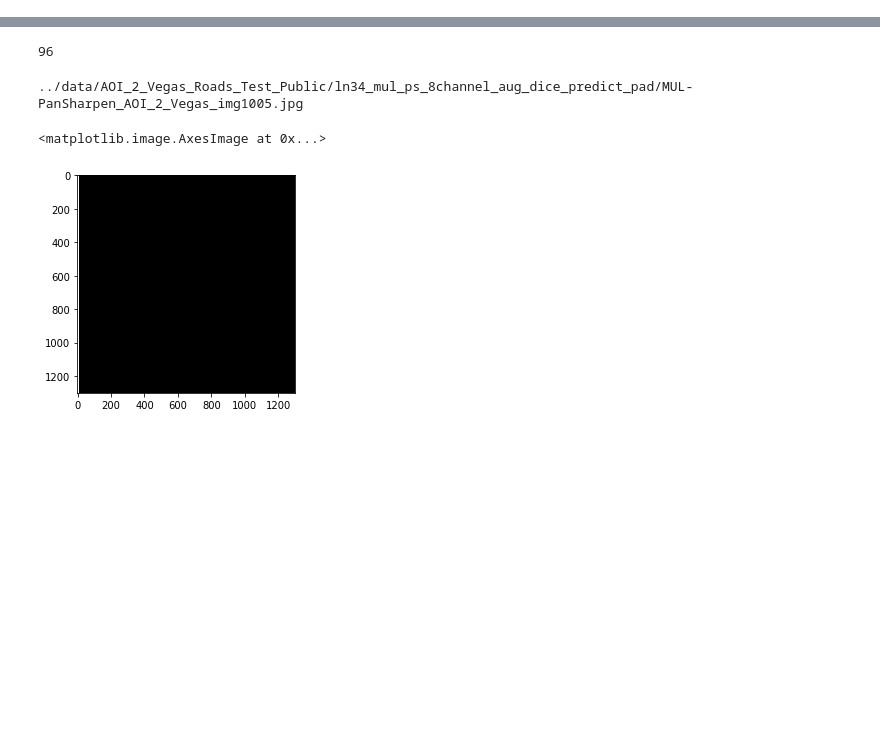
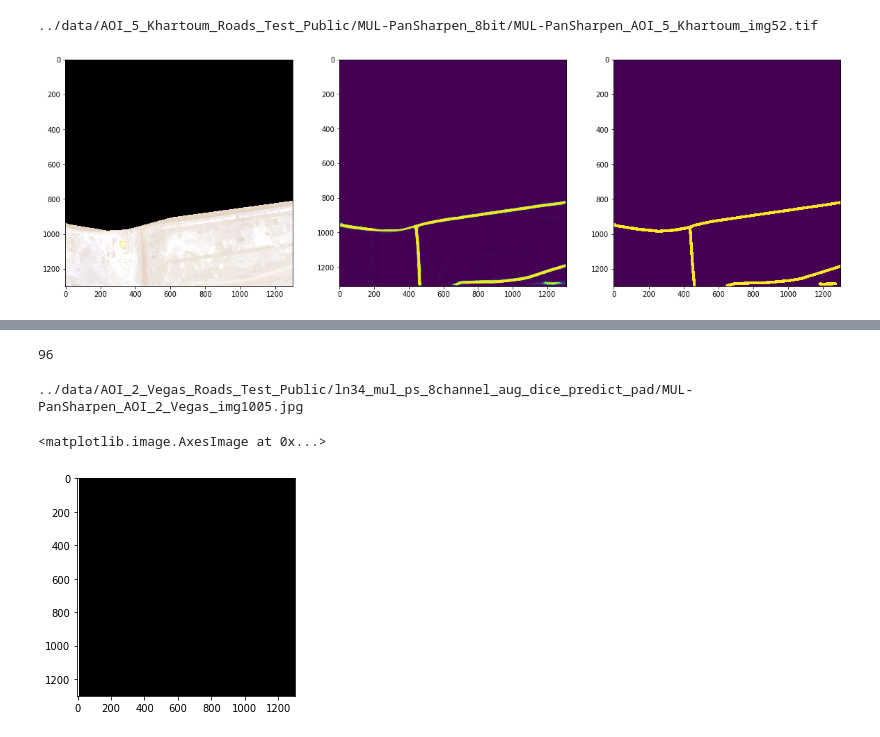
Before and after one commit to snakers4/spacenet-three, a Jupyter notebook: src/Untitled.ipynb, the cells around one changed output, grey strips where cells are left out. Saved outputs shown, nothing was run; the diff lists cells and outputs as text; code cells hidden in the pictures; blank space fills up the shorter version.

```diff
--- a/src/Untitled.ipynb
+++ b/src/Untitled.ipynb
@@ -0,0 +223,44 @@
+# %%
+import glob
+
+imgs = sorted(glob.glob('../data/AOI_5_Khartoum_Roads_Test_Public/MUL-PanSharpen_8bit/*.tif'))
+preds = sorted(glob.glob('../data/AOI_5_Khartoum_Roads_Test_Public/16_bit_norm_all_masks_ln34_mul_ps_8channel_aug_dice_predict/*.jpg'))
+# gts = sorted(glob.glob('../data/AOI_2_Vegas_Roads_Test_Public/MUL-PanSharpen_all_mask/*.jpg'))
+# %%
+from skimage.io import imread
+import random
+import matplotlib.pyplot as plt
+
+index = random.randint(0,len(imgs))
+# print (index)
+
+# sample = submit_df[submit_df.ImageId == imgs[index].split('/')[-1].split('MUL-PanSharpen_')[-1].split('.tif')[0]]
+sample = process_masks([preds[index]], thresh = 0.7)
+sample = sample.groupby(by=['ImageId'])['WKT_Pix'].apply(list).values[0]
+
+img = imread(imgs[index])
+pred = imread(preds[index])
+
+print(imgs[index])
+
+mask_ls = draw_mask(circle_size=0,
+              line_width=15,
+              ls_list=sample,
+              mask_size=1300
+             )
+
+fig=plt.figure(figsize=(20, 6))
+
+fig.add_subplot(1, 3, 1)
+plt.imshow(img[:,:,0:3])
+
+fig.add_subplot(1, 3, 2)
+plt.imshow(pred)
+
+fig.add_subplot(1, 3, 3)
+plt.imshow(mask_ls)
+
+plt.show()
+# %% [output]
+../data/AOI_5_Khartoum_Roads_Test_Public/MUL-PanSharpen_8bit/MUL-PanSharpen_AOI_5_Khartoum_img52.tif
+[figure, added]
```
Also changed, not shown: parts of 31 cells of this notebook, 15 other files.
